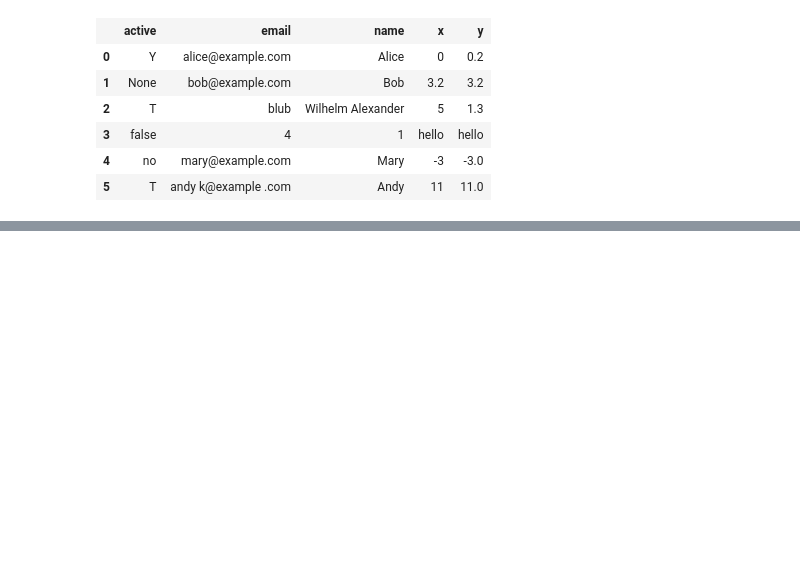
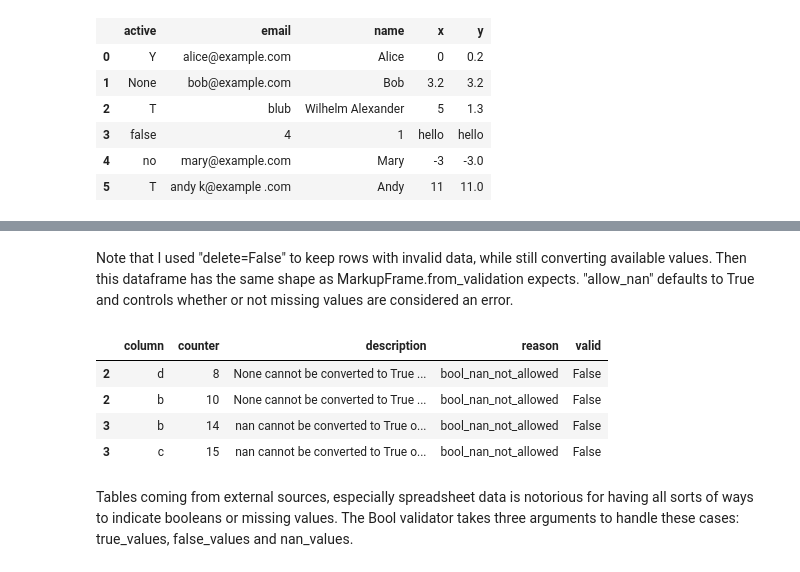
Before and after one commit to akloster/table-cleaner, a Jupyter notebook: docs/source/Tutorial.ipynb, the cells around one changed output, grey strips where cells are left out. Cells and saved outputs as stored; diff of their text form; code cells hidden in the pictures; blank space fills up the shorter version.

Commit message:
Better Boolean handling

```diff
--- a/docs/source/Tutorial.ipynb
+++ b/docs/source/Tutorial.ipynb
@@ -238,0 +273,5 @@ mdf
+# %%
+bools = [True, False, None, np.NaN]
+
+bool_df = pd.DataFrame(dict(a=bools, b=bools, c=bools, d=bools))
+bool_df
@@ -238,0 +286,9 @@ mdf
+# %%
+bool_cleaner = tc.TableCleaner(dict(a=tc.Bool(),
+                               b=tc.Bool(true_values=[True], false_values=[False], allow_nan=False),
+                               c=tc.Bool(true_values=[True], false_values=[False, None], allow_nan=False),
+                               d=tc.Bool(true_values=[True], false_values=[False, np.nan],
+                                         nan_values=[None], allow_nan=False)))
+
+bool_output, bool_verdicts = bool_cleaner.validate(bool_df, delete=False)
+tc.MarkupFrame.from_validation(bool_output, bool_verdicts)
@@ -238,0 +301,13 @@ mdf
+# %% [markdown]
+Note that I used "delete=False" to keep rows with invalid data, while still converting available values. Then this dataframe has the same shape as MarkupFrame.from_validation expects. "allow_nan" defaults to True and controls whether or not missing values are considered an error.
+# %%
+bool_verdicts[~bool_verdicts.valid]
+# %% [output]
+|  | column | counter | description | reason | valid |
+| 2 | d | 8 | None cannot be converted to True ... | bool_nan_not_allowed | False |
+| 2 | b | 10 | None cannot be converted to True ... | bool_nan_not_allowed | False |
+| 3 | b | 14 | nan cannot be converted to True o... | bool_nan_not_allowed | False |
+| 3 | c | 15 | nan cannot be converted to True o... | bool_nan_not_allowed | False |
+# %% [markdown]
+
+Tables coming from external sources, especially spreadsheet data is notorious for having all sorts of ways to indicate booleans or missing values. The Bool validator takes three arguments to handle these cases: true_values, false_values and nan_values.
```
Also changed, not shown: parts of 18 cells of this notebook, 3 other files.
